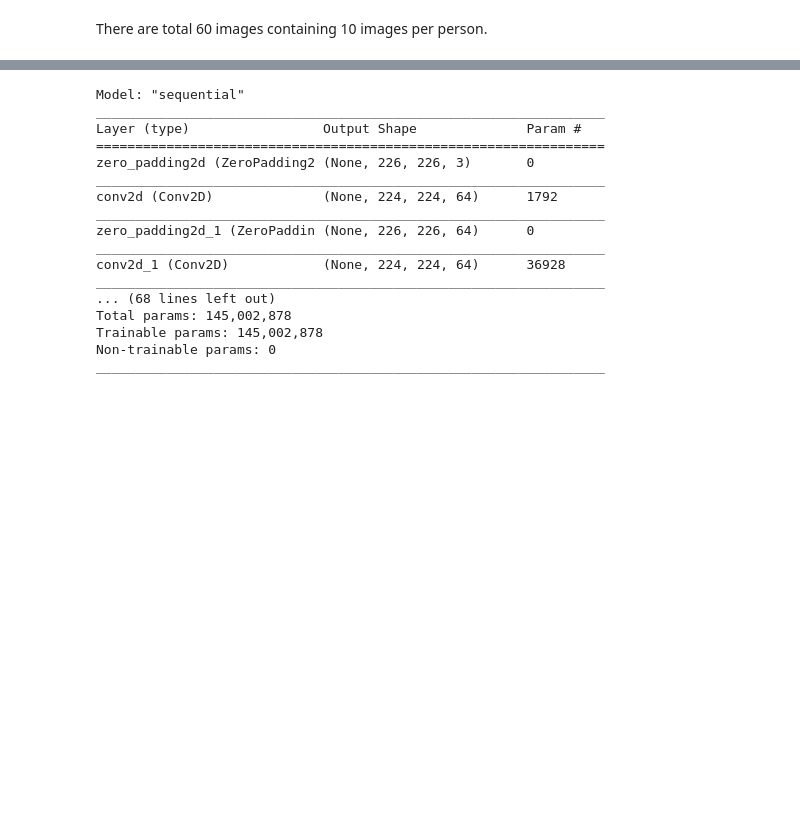
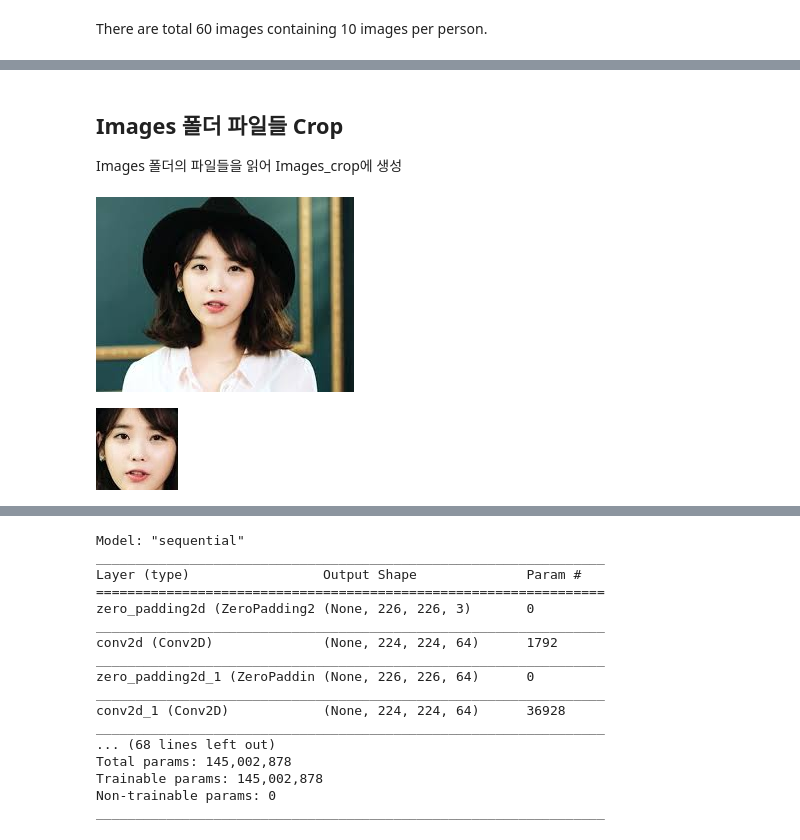
Before and after one commit to dhrim/wiset_2020_06, a Jupyter notebook: material/deep_learning/Face_Recognition.ipynb, the cells around one changed output, grey strips where cells are left out. Drawn from its saved outputs; the diff is of its cells as text; code cells hidden in the pictures; blank space fills up the shorter version.

```diff
--- a/material/deep_learning/Face_Recognition.ipynb
+++ b/material/deep_learning/Face_Recognition.ipynb
@@ -75,3 +147,7 @@ import dlib
+# %% [markdown]
+## Images 폴더 파일들 Crop
+
+Images 폴더의 파일들을 읽어 Images_crop에 생성
 # %%
 # Load CNN face detector into dlib
 dnnFaceDetector=dlib.cnn_face_detection_model_v1("mmod_human_face_detector.dat")
@@ -98,6 +175,13 @@ for file_name in image_path_names:
   img_crop=img[top:top+height,left:left+width]
   img_path=path+'/Images_crop/'+file_name.split('/')[-1].split('_')[0]+'/'+file_name.split('/')[-1]
   cv2.imwrite(img_path,img_crop)
+# %%
+from IPython.display import Image
+display(Image('Images/iu_10.jpg'))
+display(Image('Images_crop/iu/iu_10.jpg'))
+# %% [output]
+[figure, added]
+[figure, added]
 # %%
 # Get Image names for testing
 test_image_path_names=[]
```
Also changed, not shown: parts of 38 cells of this notebook.
